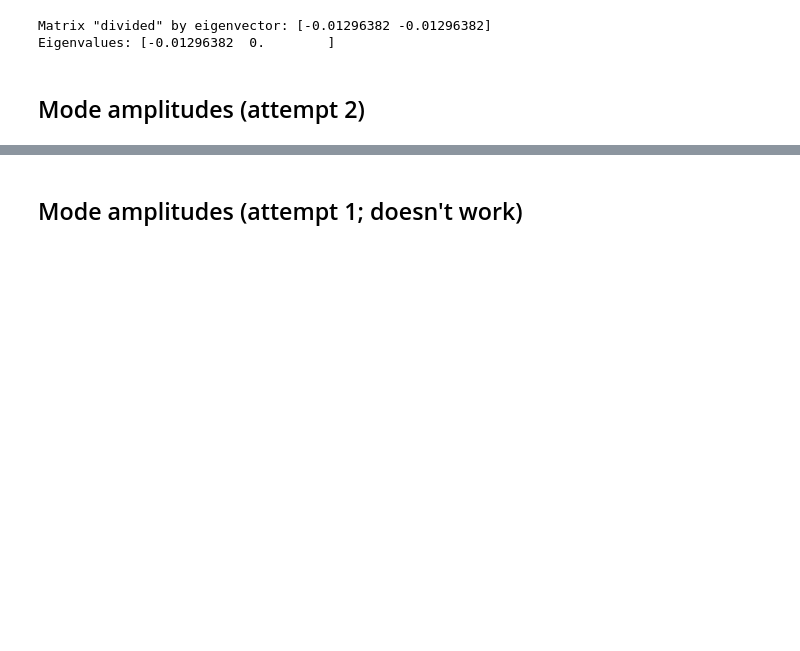
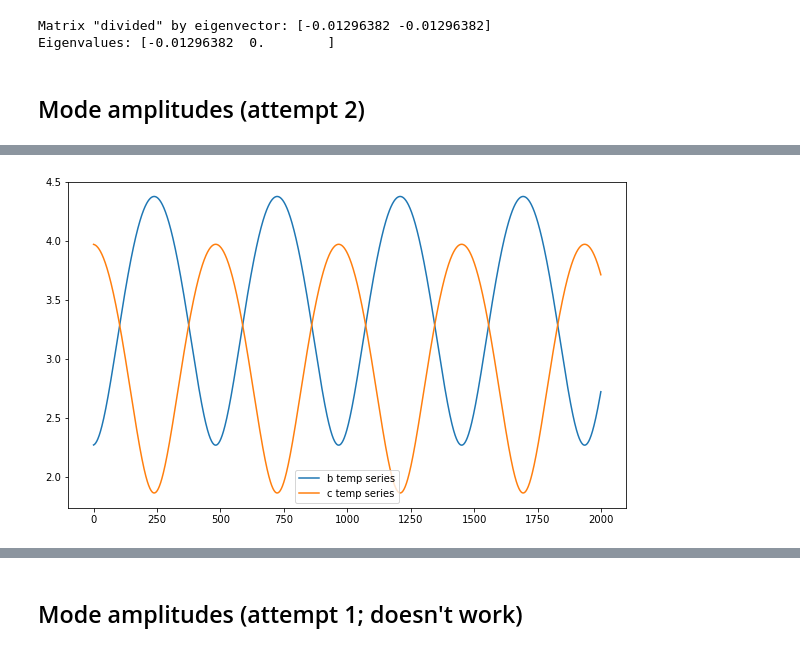
Before and after one commit to Jupiter1994/inc-dynamics, a Jupyter notebook: two_planet/two_planet.ipynb, the cells around one changed output, grey strips where cells are left out. Drawn from its saved outputs; the diff is of its cells as text; code cells hidden in the pictures; blank space fills up the shorter version.

```diff
--- a/two_planet/two_planet.ipynb
+++ b/two_planet/two_planet.ipynb
@@ -458,0 +538,14 @@ array([3.31824837, 2.913202  ])
+# %%
+t_series = np.arange(2000)
+
+b_temp_series = np.ones((2000))*c[0]*eigvs_mat[0,0] + c[1]*eigvs_mat[0,1]*np.exp(1j*prec_freq*t_series)
+c_temp_series = np.ones((2000))*c[0]*eigvs_mat[1,0] + c[1]*eigvs_mat[1,1]*np.exp(1j*prec_freq*t_series)
+
+plt.figure(figsize=(10,6))
+plt.plot(np.abs(b_temp_series), label='b temp series')
+plt.plot(np.abs(c_temp_series), label='c temp series')
+
+plt.legend()
+plt.show()
+# %% [output]
+[figure, added]
```
Also changed, not shown: parts of 20 cells of this notebook, 1 other file.
